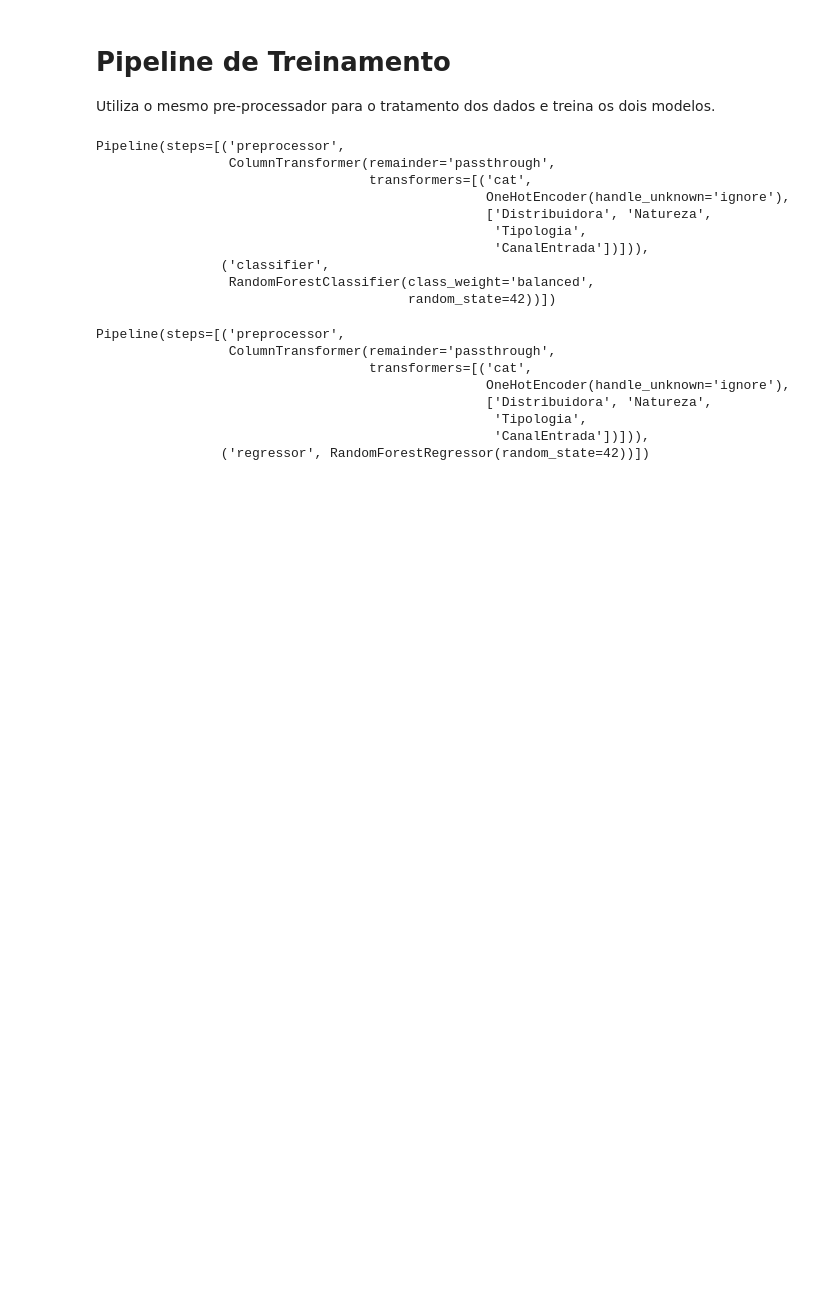
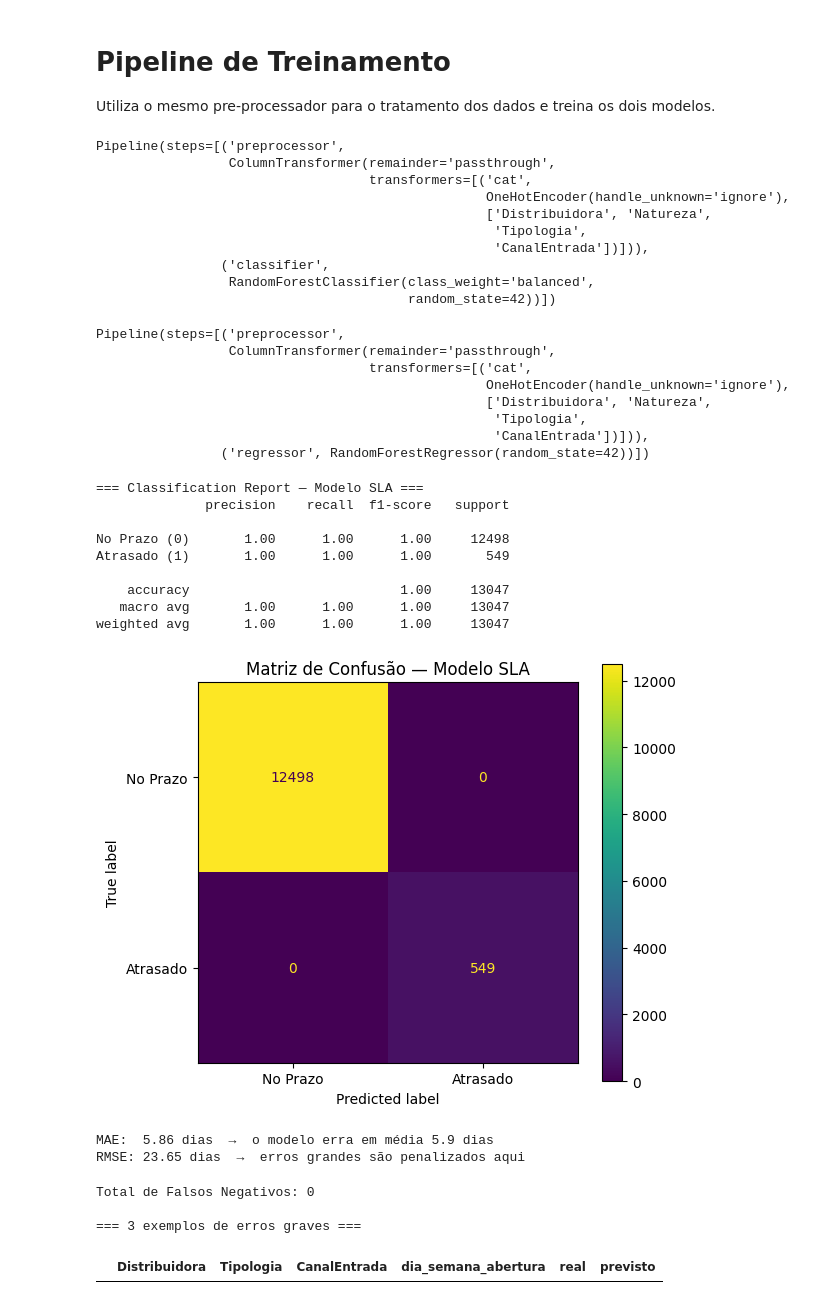
Before and after one commit to ocnaibill/prev-sla-ragnarok, a Jupyter notebook: notebooks/03_modelagem.ipynb, the cells around one changed output. Saved outputs shown, nothing was run; the diff lists cells and outputs as text; code cells hidden in the pictures; blank space fills up the shorter version.

Commit message:
Add 'Cálculo de Métricas e Análise de Erro', observação: acredito que a célula 3 esta gerando um data leakage

```diff
--- a/notebooks/03_modelagem.ipynb
+++ b/notebooks/03_modelagem.ipynb
@@ -96,3 +96,78 @@ Pipeline(steps=[('preprocessor',
                                                    'Tipologia',
                                                    'CanalEntrada'])])),
                 ('regressor', RandomForestRegressor(random_state=42))])
+# %%
+from sklearn.metrics import classification_report, ConfusionMatrixDisplay
+import matplotlib.pyplot as plt
+
+# Predições no conjunto de TESTE (dados nunca vistos)
+y_pred_clf = pipeline_classificacao.predict(X_test)
+
+# Classification Report
+print("=== Classification Report — Modelo SLA ===")
+print(classification_report(y_test, y_pred_clf, target_names=["No Prazo (0)", "Atrasado (1)"]))
+
+# Matriz de Confusão
+fig, ax = plt.subplots(figsize=(6, 5))
+ConfusionMatrixDisplay.from_predictions(y_test, y_pred_clf,
+    display_labels=["No Prazo", "Atrasado"], ax=ax)
+plt.title("Matriz de Confusão — Modelo SLA")
+plt.tight_layout()
+plt.show()
+# %% [output]
+=== Classification Report — Modelo SLA ===
+              precision    recall  f1-score   support
+
+No Prazo (0)       1.00      1.00      1.00     12498
+Atrasado (1)       1.00      1.00      1.00       549
+
+    accuracy                           1.00     13047
+   macro avg       1.00      1.00      1.00     13047
+weighted avg       1.00      1.00      1.00     13047
+[figure, added]
+# %%
+from sklearn.metrics import mean_absolute_error, mean_squared_error
+import numpy as np
+
+# Split específico para regressão
+X_reg = df.drop(columns=["tempo_resolucao_dias", "estourou_sla"])
+y_reg = df["tempo_resolucao_dias"]
+
+X_train_r, X_test_r, y_train_r, y_test_r = train_test_split(
+    X_reg, y_reg, test_size=0.20, random_state=42
+)
+
+pipeline_regressao.fit(X_train_r, y_train_r)
+y_pred_reg = pipeline_regressao.predict(X_test_r)
+
+mae = mean_absolute_error(y_test_r, y_pred_reg)
+rmse = np.sqrt(mean_squared_error(y_test_r, y_pred_reg))
+
+print(f"MAE:  {mae:.2f} dias  →  o modelo erra em média {mae:.1f} dias")
+print(f"RMSE: {rmse:.2f} dias  →  erros grandes são penalizados aqui")
+# %% [output]
+MAE:  5.86 dias  →  o modelo erra em média 5.9 dias
+RMSE: 23.65 dias  →  erros grandes são penalizados aqui
+# %%
+import pandas as pd
+
+# Reconstruir X_test com colunas originais para leitura humana
+X_test_legivel = X_test.copy()
+X_test_legivel['real'] = y_test.values
+X_test_legivel['previsto'] = y_pred_clf
+X_test_legivel['acertou'] = X_test_legivel['real'] == X_test_legivel['previsto']
+
+# Filtrar: errou na classe 1 (o pior tipo — disse "no prazo" mas era "atrasado")
+falsos_negativos = X_test_legivel[
+    (X_test_legivel['real'] == 1) & (X_test_legivel['previsto'] == 0)
+]
+
+print(f"Total de Falsos Negativos: {len(falsos_negativos)}")
+print("\n=== 3 exemplos de erros graves ===")
+falsos_negativos[['Distribuidora', 'Tipologia', 'CanalEntrada',
+                   'dia_semana_abertura', 'real', 'previsto']].head(3)
+# %% [output]
+Total de Falsos Negativos: 0
+
+=== 3 exemplos de erros graves ===
+|  | Distribuidora | Tipologia | CanalEntrada | dia_semana_abertura | real | previsto |
```
Also changed, not shown: 2 other files.
